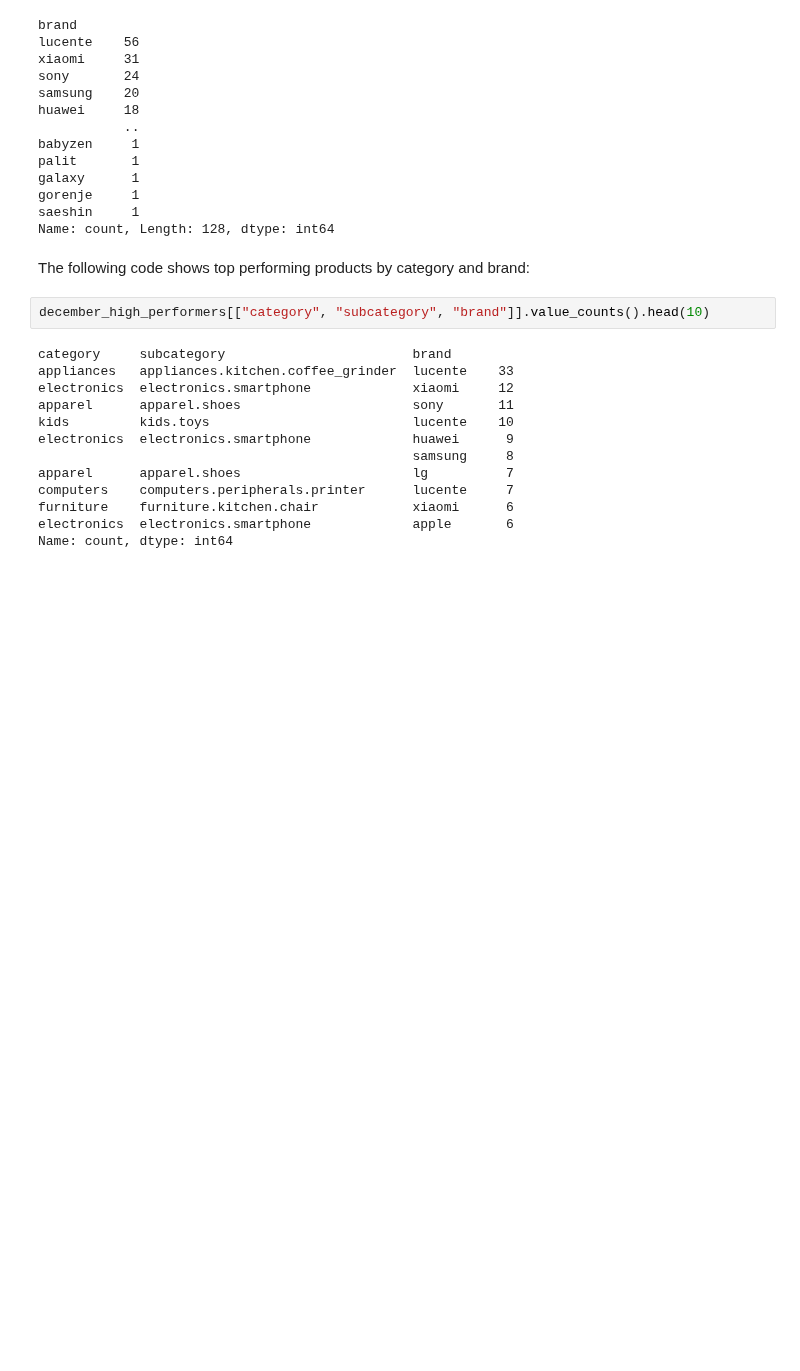
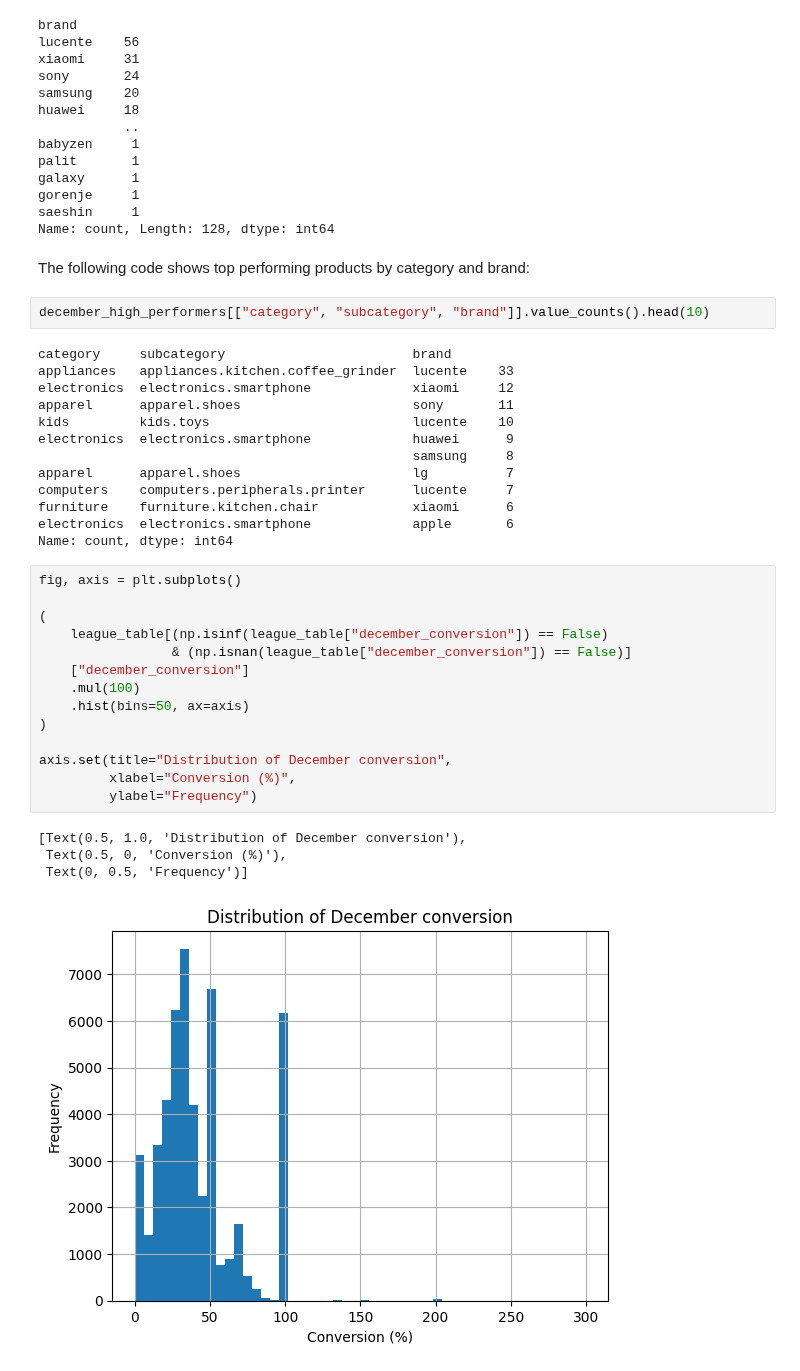
Before and after one commit to jeremysb1/data_analysis_projects, a Jupyter notebook: metrics.ipynb, the cells around one changed output. Drawn from its saved outputs; the diff is of its cells as text; blank space fills up the shorter version.

Commit message:
added december conversion data

```diff
--- a/metrics.ipynb
+++ b/metrics.ipynb
@@ -634,3 +634,22 @@ computers    computers.peripherals.printer      lucente     7
 furniture    furniture.kitchen.chair            xiaomi      6
 electronics  electronics.smartphone             apple       6
 Name: count, dtype: int64
+# %%
+fig, axis = plt.subplots()
+
+(
+    league_table[(np.isinf(league_table["december_conversion"]) == False)
+                 & (np.isnan(league_table["december_conversion"]) == False)]
+    ["december_conversion"]
+    .mul(100)
+    .hist(bins=50, ax=axis)
+)
+
+axis.set(title="Distribution of December conversion",
+         xlabel="Conversion (%)",
+         ylabel="Frequency")
+# %% [output]
+[Text(0.5, 1.0, 'Distribution of December conversion'),
+ Text(0.5, 0, 'Conversion (%)'),
+ Text(0, 0.5, 'Frequency')]
+[figure, added]
```
